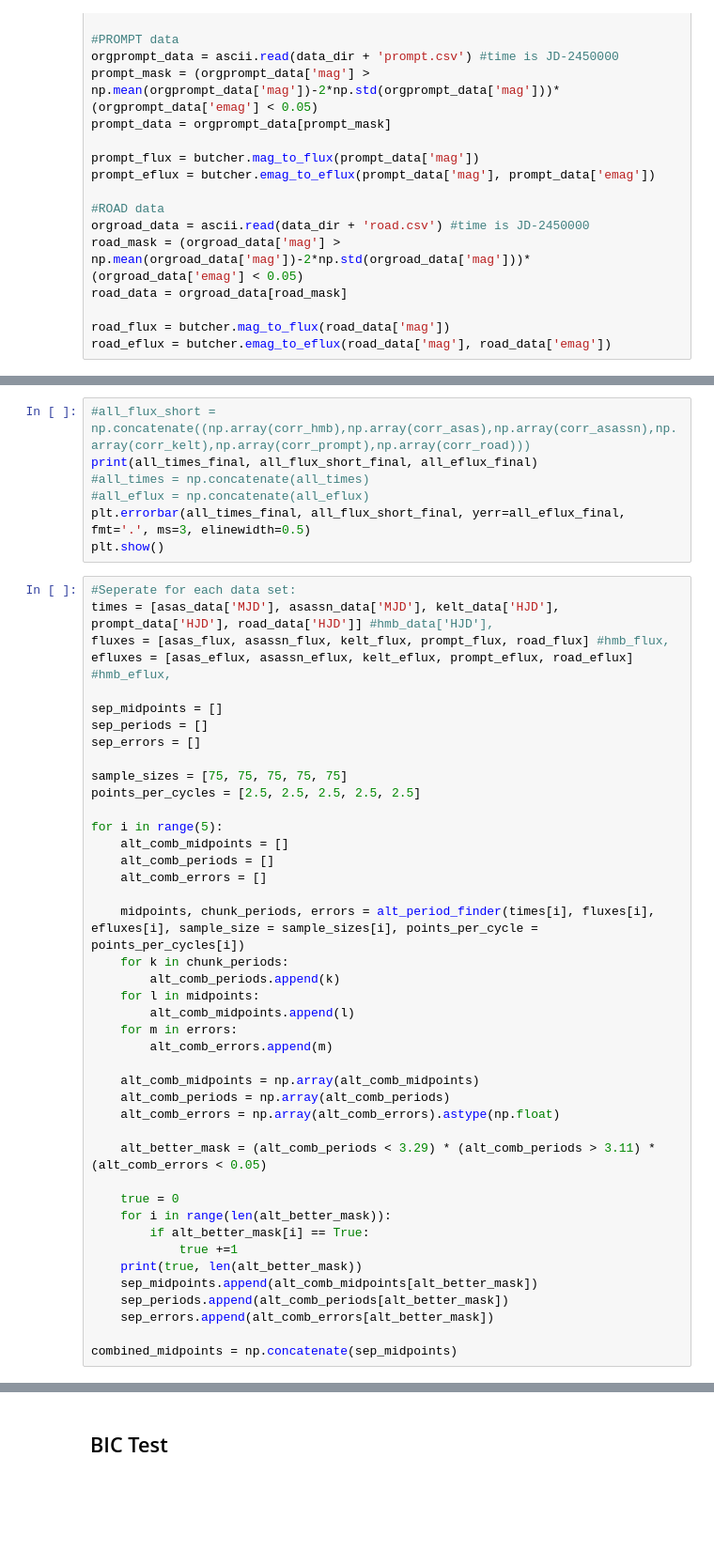
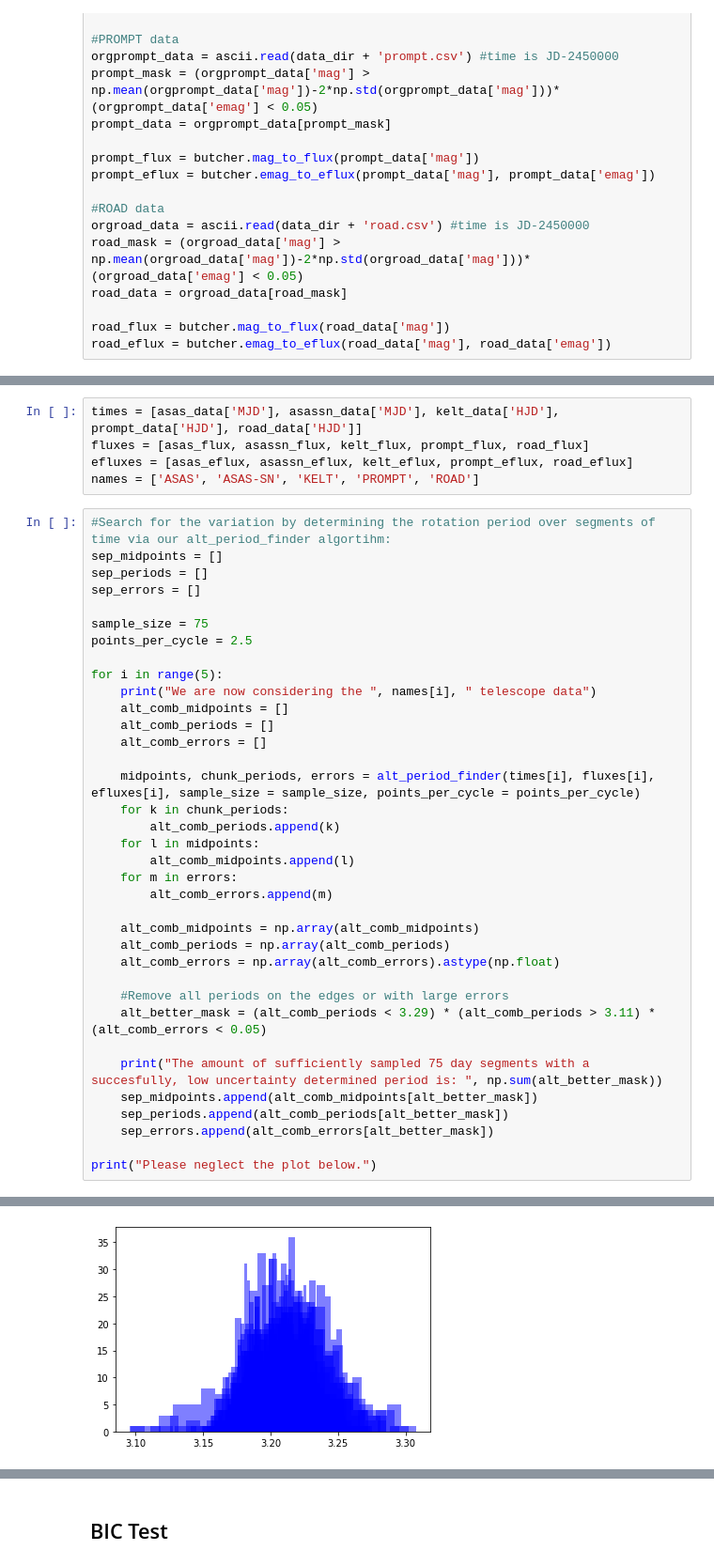
Before and after one commit to StanBarmentloo/A-search-for-transiting-companions-in-the-J1407-system, a Jupyter notebook: Figure_6/Figure_6.ipynb, the cells around one changed output, grey strips where cells are left out. Shown at 94% size. Cells and saved outputs as stored; diff of their text form; blank space fills up the shorter version.

```diff
--- a/Figure_6/Figure_6.ipynb
+++ b/Figure_6/Figure_6.ipynb
@@ -211,29 +68,24 @@ print(len(atf))
-# %%
-#all_flux_short = np.concatenate((np.array(corr_hmb),np.array(corr_asas),np.array(corr_asassn),np.array(corr_kelt),np.array(corr_prompt),np.array(corr_road)))
-print(all_times_final, all_flux_short_final, all_eflux_final)
-#all_times = np.concatenate(all_times)
-#all_eflux = np.concatenate(all_eflux)
-plt.errorbar(all_times_final, all_flux_short_final, yerr=all_eflux_final, fmt='.', ms=3, elinewidth=0.5)
-plt.show()
+# %%
+times = [asas_data['MJD'], asassn_data['MJD'], kelt_data['HJD'], prompt_data['HJD'], road_data['HJD']]
+fluxes = [asas_flux, asassn_flux, kelt_flux, prompt_flux, road_flux]
+efluxes = [asas_eflux, asassn_eflux, kelt_eflux, prompt_eflux, road_eflux]
+names = ['ASAS', 'ASAS-SN', 'KELT', 'PROMPT', 'ROAD']
 # %%
-#Seperate for each data set:
-times = [asas_data['MJD'], asassn_data['MJD'], kelt_data['HJD'], prompt_data['HJD'], road_data['HJD']] #hmb_data['HJD'],
-fluxes = [asas_flux, asassn_flux, kelt_flux, prompt_flux, road_flux] #hmb_flux,
-efluxes = [asas_eflux, asassn_eflux, kelt_eflux, prompt_eflux, road_eflux] #hmb_eflux,
-
+#Search for the variation by determining the rotation period over segments of time via our alt_period_finder algortihm:
 sep_midpoints = []
 sep_periods = []
 sep_errors = []
 
-sample_sizes = [75, 75, 75, 75, 75]
-points_per_cycles = [2.5, 2.5, 2.5, 2.5, 2.5]
+sample_size = 75
+points_per_cycle = 2.5
 
 for i in range(5):
+    print("We are now considering the ", names[i], " telescope data")
     alt_comb_midpoints = []
     alt_comb_periods = []
     alt_comb_errors = []
 
-    midpoints, chunk_periods, errors = alt_period_finder(times[i], fluxes[i], efluxes[i], sample_size = sample_sizes[i], points_per_cycle = points_per_cycles[i])
+    midpoints, chunk_periods, errors = alt_period_finder(times[i], fluxes[i], efluxes[i], sample_size = sample_size, points_per_cycle = points_per_cycle)
     for k in chunk_periods:
         alt_comb_periods.append(k)
     for l in midpoints:
@@ -245,15 +97,13 @@ for i in range(5):
     alt_comb_periods = np.array(alt_comb_periods)
     alt_comb_errors = np.array(alt_comb_errors).astype(np.float)
 
+    #Remove all periods on the edges or with large errors
     alt_better_mask = (alt_comb_periods < 3.29) * (alt_comb_periods > 3.11) * (alt_comb_errors < 0.05)
 
-    true = 0
-    for i in range(len(alt_better_mask)):
-        if alt_better_mask[i] == True:
-            true +=1
-    print(true, len(alt_better_mask))
+    print("The amount of sufficiently sampled 75 day segments with a succesfully, low uncertainty determined period is: ", np.sum(alt_better_mask))
     sep_midpoints.append(alt_comb_midpoints[alt_better_mask])
     sep_periods.append(alt_comb_periods[alt_better_mask])
     sep_errors.append(alt_comb_errors[alt_better_mask])
 
-combined_midpoints = np.concatenate(sep_midpoints)
+print("Please neglect the plot below.")
+# %% [output]
@@ -259,0 +127 @@ combined_midpoints = np.concatenate(sep_midpoints)
+[figure, added]
```
Also changed, not shown: parts of 29 cells of this notebook, 3 other files.
